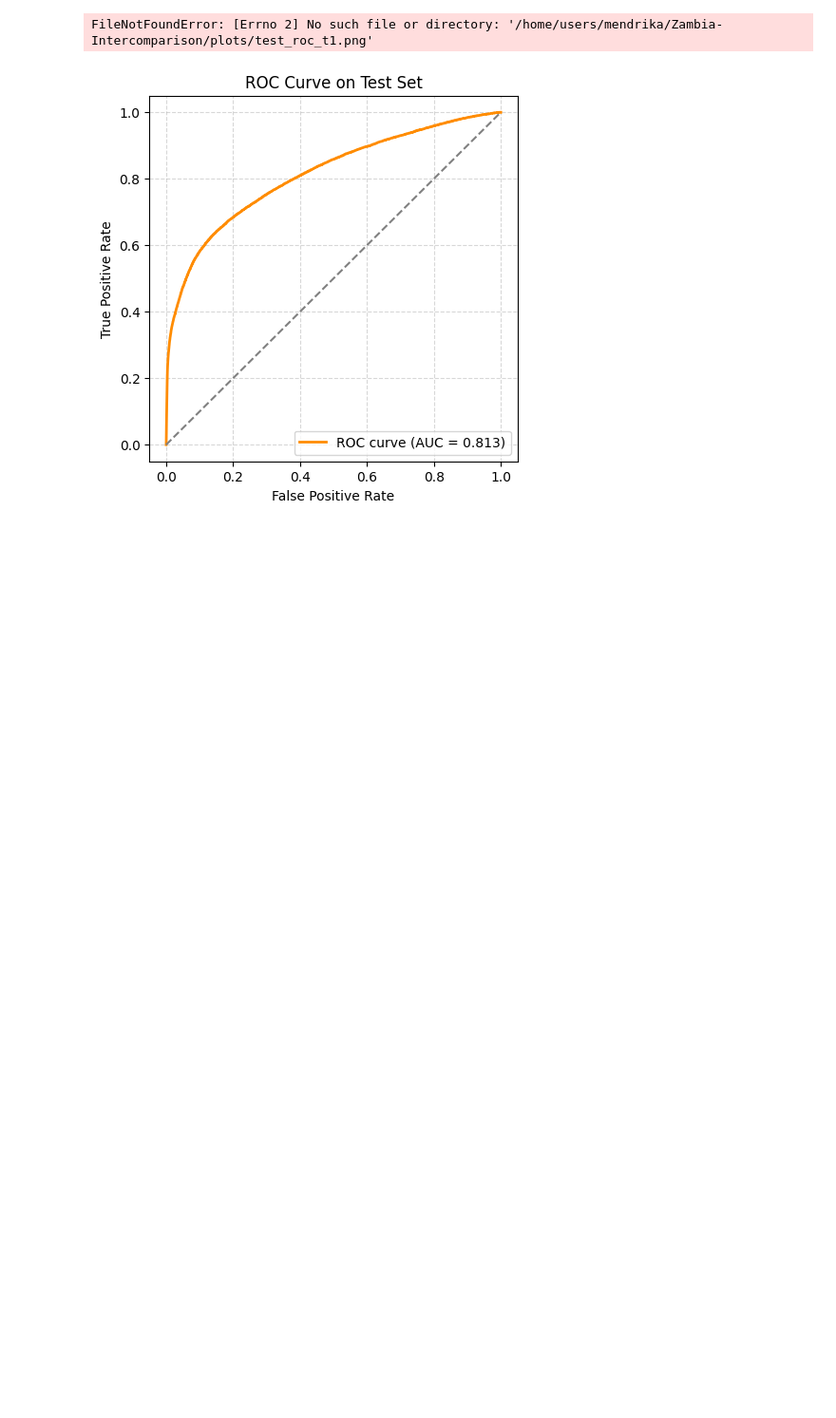
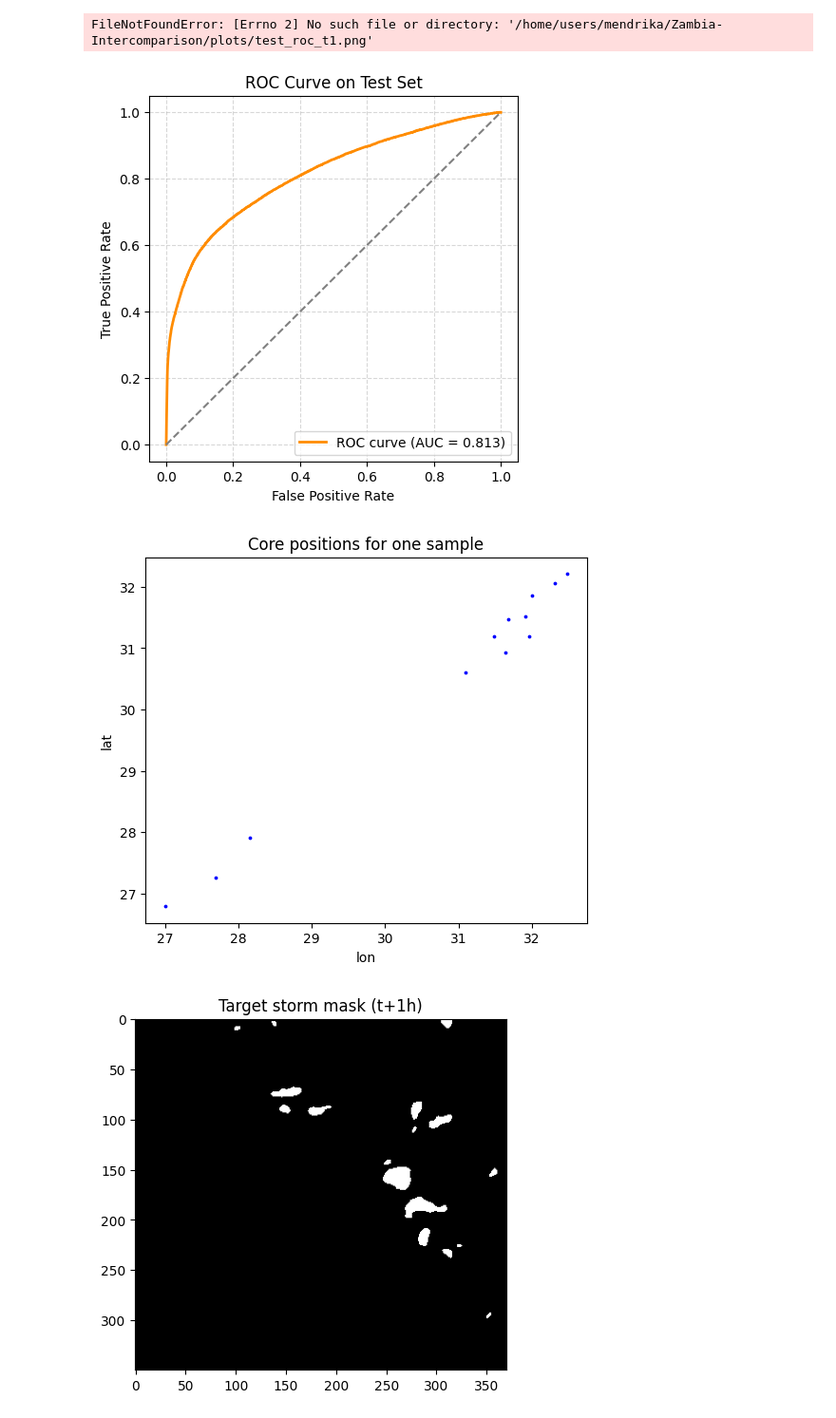
Before and after one commit to mendrika-mdg/Zambia-Intercomparison, a Jupyter notebook: models/training/check.ipynb, the cells around one changed output. Shown at 95% size. Drawn from its saved outputs; the diff is of its cells as text; code cells hidden in the pictures; blank space fills up the shorter version.

```diff
--- a/models/training/check.ipynb
+++ b/models/training/check.ipynb
@@ -119,3 +119,26 @@ print(f"ROC curve saved to /home/users/mendrika/Zambia-Intercomparison/plots/tes
 # %% [output]
 FileNotFoundError: [Errno 2] No such file or directory: '/home/users/mendrika/Zambia-Intercomparison/plots/test_roc_t1.png'
 [figure]
+# %%
+import torch, matplotlib.pyplot as plt
+
+sample = torch.load("/gws/nopw/j04/wiser_ewsa/mrakotomanga/Intercomparison/shards/t1/train_t1/shard_000.pt", map_location="cpu")
+X, G, Y = sample["X"], sample["G"], sample["Y"]
+
+i = 150
+mask = X[i, :, 8]
+lat  = X[i, :, 4]
+lon  = X[i, :, 5]
+
+plt.figure(figsize=(6,5))
+plt.scatter(lon[mask>0], lat[mask>0], s=3, c='blue')
+plt.title("Core positions for one sample")
+plt.xlabel("lon"); plt.ylabel("lat")
+
+plt.figure()
+plt.imshow(Y[i], cmap="gray")
+plt.title("Target storm mask (t+1h)")
+plt.show()
+# %% [output]
+[figure, added]
+[figure, added]
```
Also changed, not shown: parts of 3 cells of this notebook, 46 other files.
